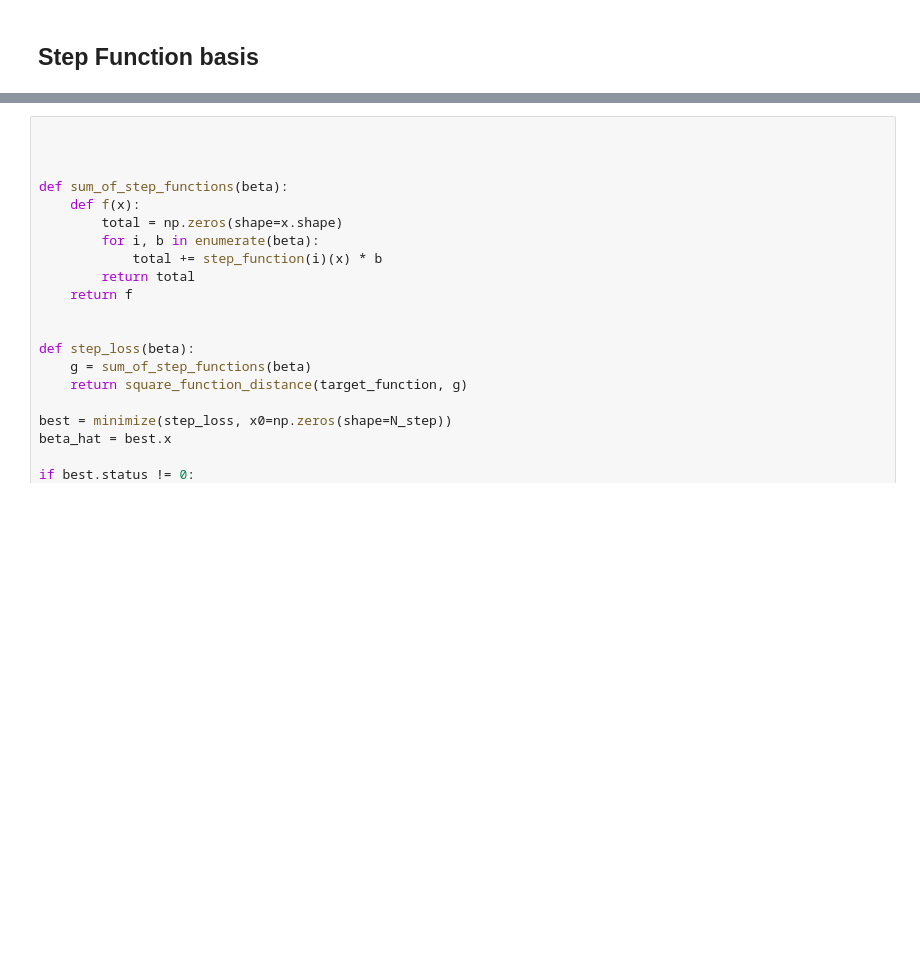
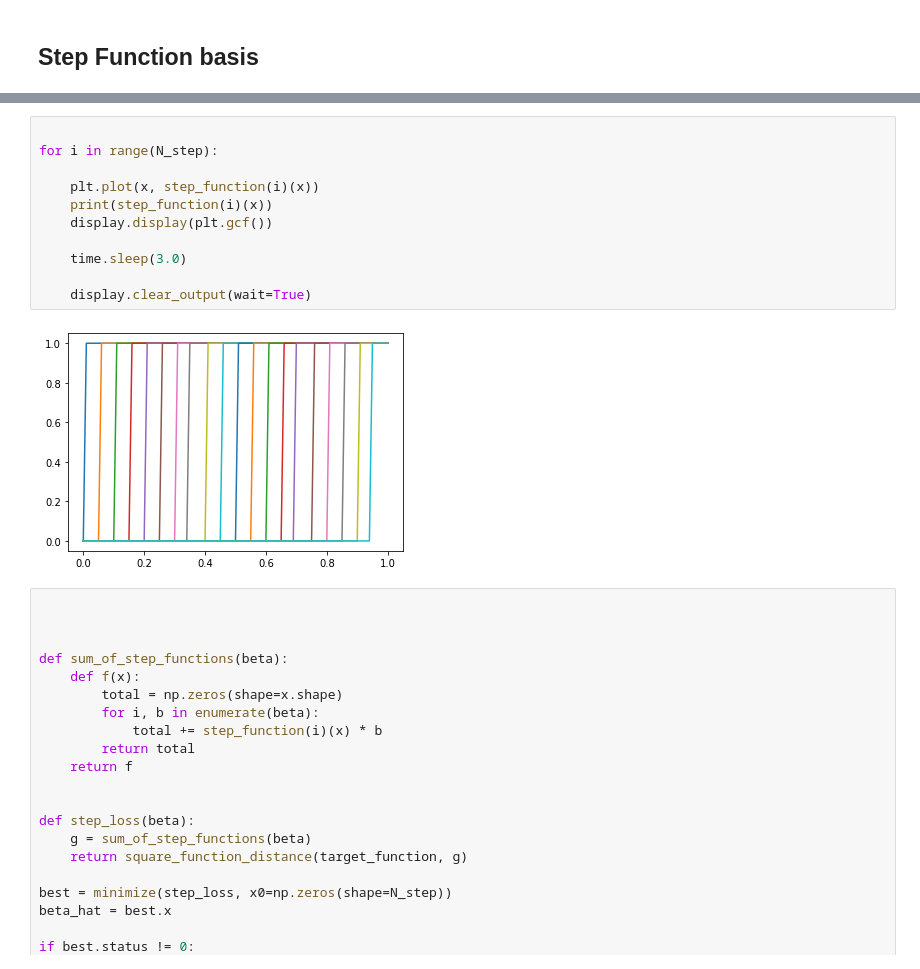
Before and after one commit to rcalix1/ProbabilityDensityFunctionsFromNeuralNets, a Jupyter notebook: BackgroundBasisFunctionRegression.ipynb, the cells around one changed output, grey strips where cells are left out. Cells and saved outputs as stored; diff of their text form; blank space fills up the shorter version.

```diff
--- a/BackgroundBasisFunctionRegression.ipynb
+++ b/BackgroundBasisFunctionRegression.ipynb
@@ -123,4 +107,17 @@ for i in range(N_step):
 [figure]
+# %%
+
+for i in range(N_step):
+
+    plt.plot(x, step_function(i)(x))
+    print(step_function(i)(x))
+    display.display(plt.gcf())
+
+    time.sleep(3.0)
+
+    display.clear_output(wait=True)
+# %% [output]
+[figure, added]
 # %%
 
 
```
Also changed, not shown: parts of 8 cells of this notebook.
